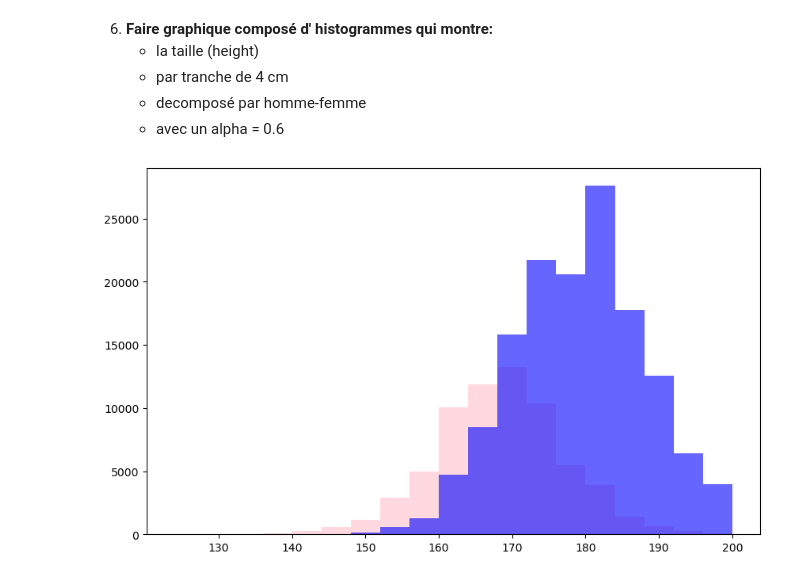
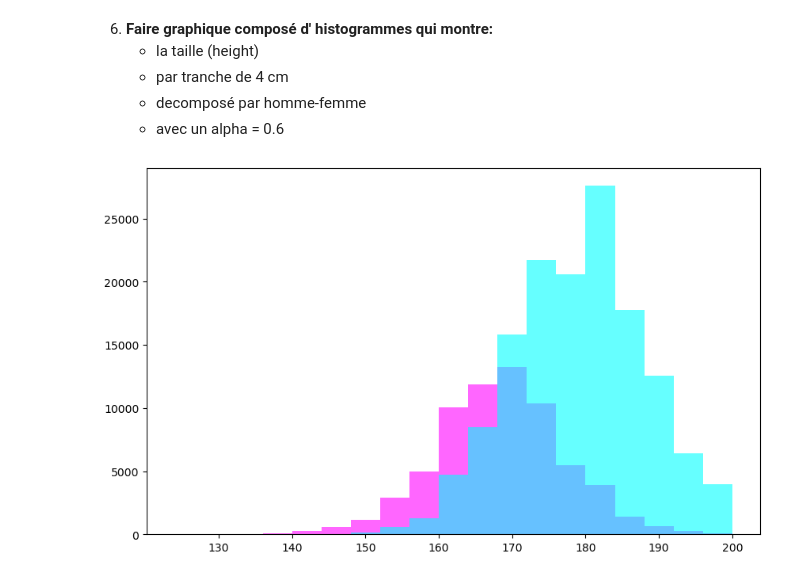
Before and after one commit to PhanTan1/Matplotlib, a Jupyter notebook: olympic_matplotlib_énoncé_v3.ipynb, the cells around one changed output. Drawn from its saved outputs; the diff is of its cells as text; code cells hidden in the pictures.

```diff
--- a/olympic_matplotlib_énoncé_v3.ipynb
+++ b/olympic_matplotlib_énoncé_v3.ipynb
@@ -235,21 +263,21 @@ plt.show()
 # %%
 df = pd.read_csv('data/Exercices_Pandas_athlete_events.csv')
 df= df.dropna(subset=['Height', 'Sex'])
 
 male_heights = df[df['Sex'] == 'M']['Height']
 female_heights = df[df['Sex'] == 'F']['Height']
 
 plt.figure(figsize=(10, 6))
 
 plt.hist(
     [male_heights, female_heights],
     bins=np.arange(124, 204, 4),
     label=['Men', 'Women'],
-    color=['blue', 'pink'],
+    color=['cyan', 'magenta'],
     alpha=0.6,
     histtype='stepfilled'
 )
 
 plt.show()
 # %% [output]
-[figure, old version]
+[figure, new version]
```
Also changed, not shown: parts of 4 cells of this notebook.
